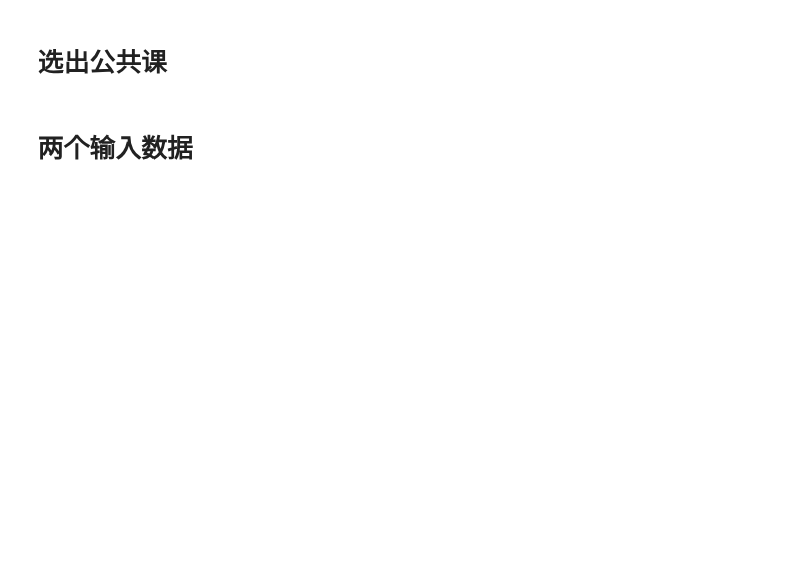
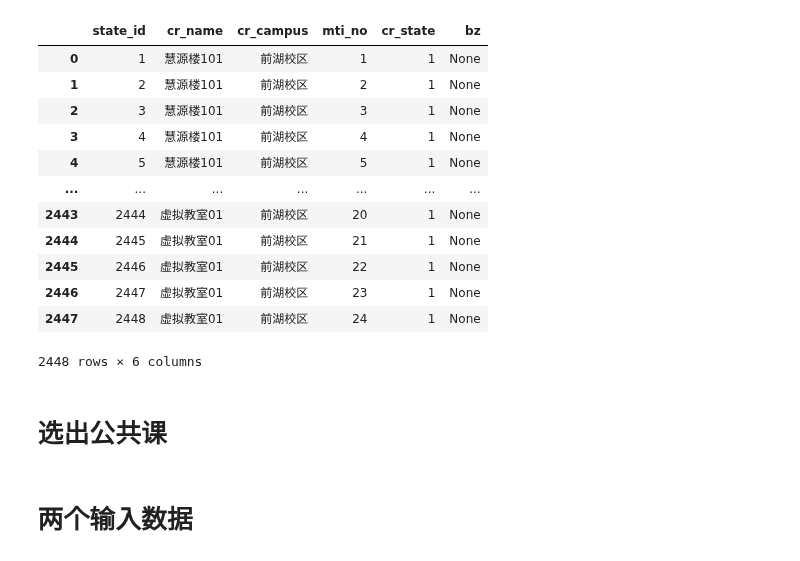
Before and after one commit to dummychicken/NCUjw, a Jupyter notebook: Ke Chen/read_data.ipynb, the cells around one changed output. Cells and saved outputs as stored; diff of their text form; code cells hidden in the pictures; blank space fills up the shorter version.

```diff
--- a/Ke Chen/read_data.ipynb
+++ b/Ke Chen/read_data.ipynb
@@ -31,5 +51,21 @@ dm_classroom_state=pd.DataFrame(cur.fetchall())
 #关闭数据库连接
 conn.close()
+# %%
+dm_classroom_state
+# %% [output]
+|  | state_id | cr_name | cr_campus | mti_no | cr_state | bz |
+| 0 | 1 | 慧源楼101 | 前湖校区 | 1 | 1 | None |
+| 1 | 2 | 慧源楼101 | 前湖校区 | 2 | 1 | None |
+| 2 | 3 | 慧源楼101 | 前湖校区 | 3 | 1 | None |
+| 3 | 4 | 慧源楼101 | 前湖校区 | 4 | 1 | None |
+| 4 | 5 | 慧源楼101 | 前湖校区 | 5 | 1 | None |
+| ... | ... | ... | ... | ... | ... | ... |
+| 2443 | 2444 | 虚拟教室01 | 前湖校区 | 20 | 1 | None |
+| 2444 | 2445 | 虚拟教室01 | 前湖校区 | 21 | 1 | None |
+| 2445 | 2446 | 虚拟教室01 | 前湖校区 | 22 | 1 | None |
+| 2446 | 2447 | 虚拟教室01 | 前湖校区 | 23 | 1 | None |
+| 2447 | 2448 | 虚拟教室01 | 前湖校区 | 24 | 1 | None |
+2448 rows × 6 columns
 # %% [markdown]
 # 选出公共课
 # %%
```
Also changed, not shown: parts of 19 cells of this notebook.
